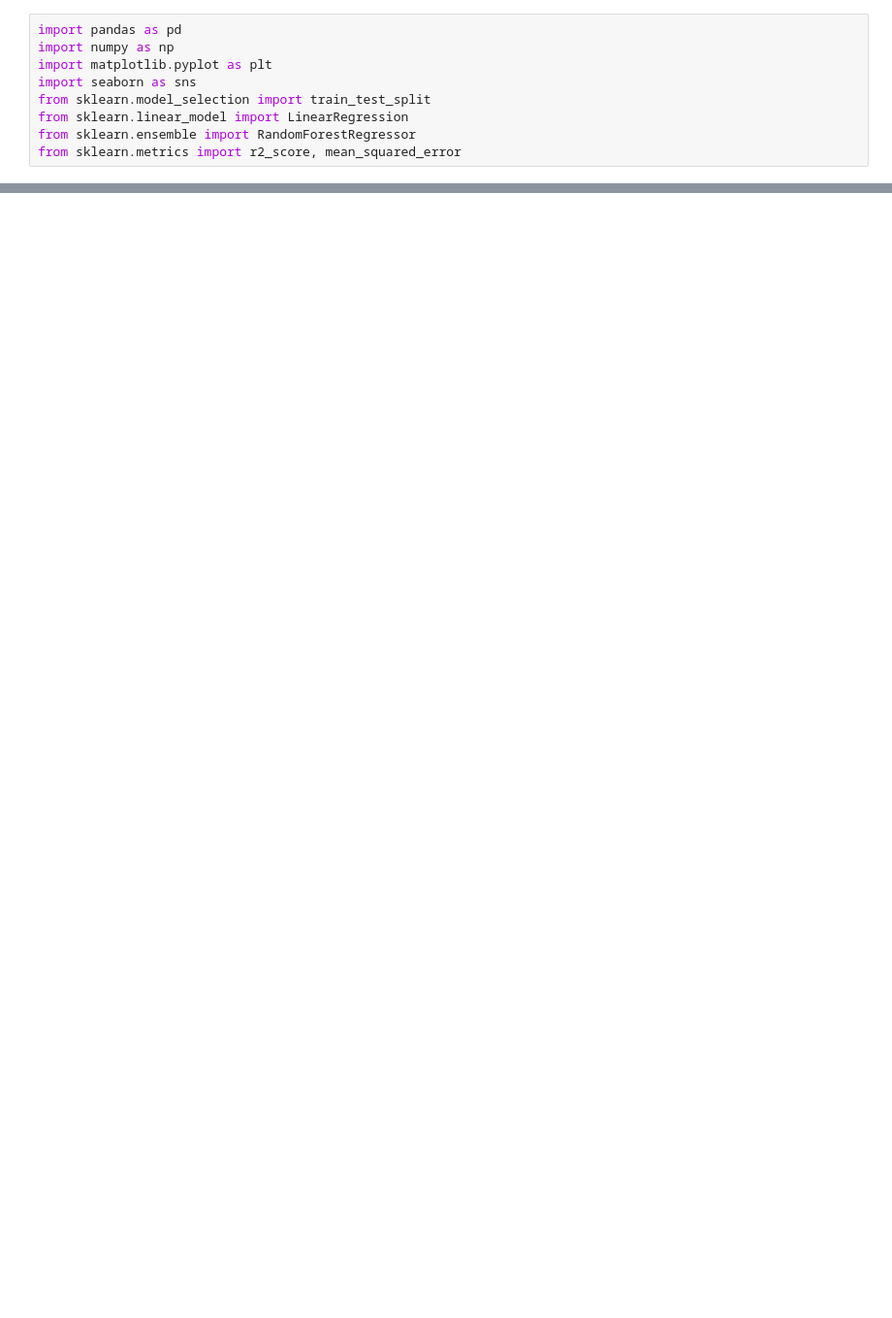
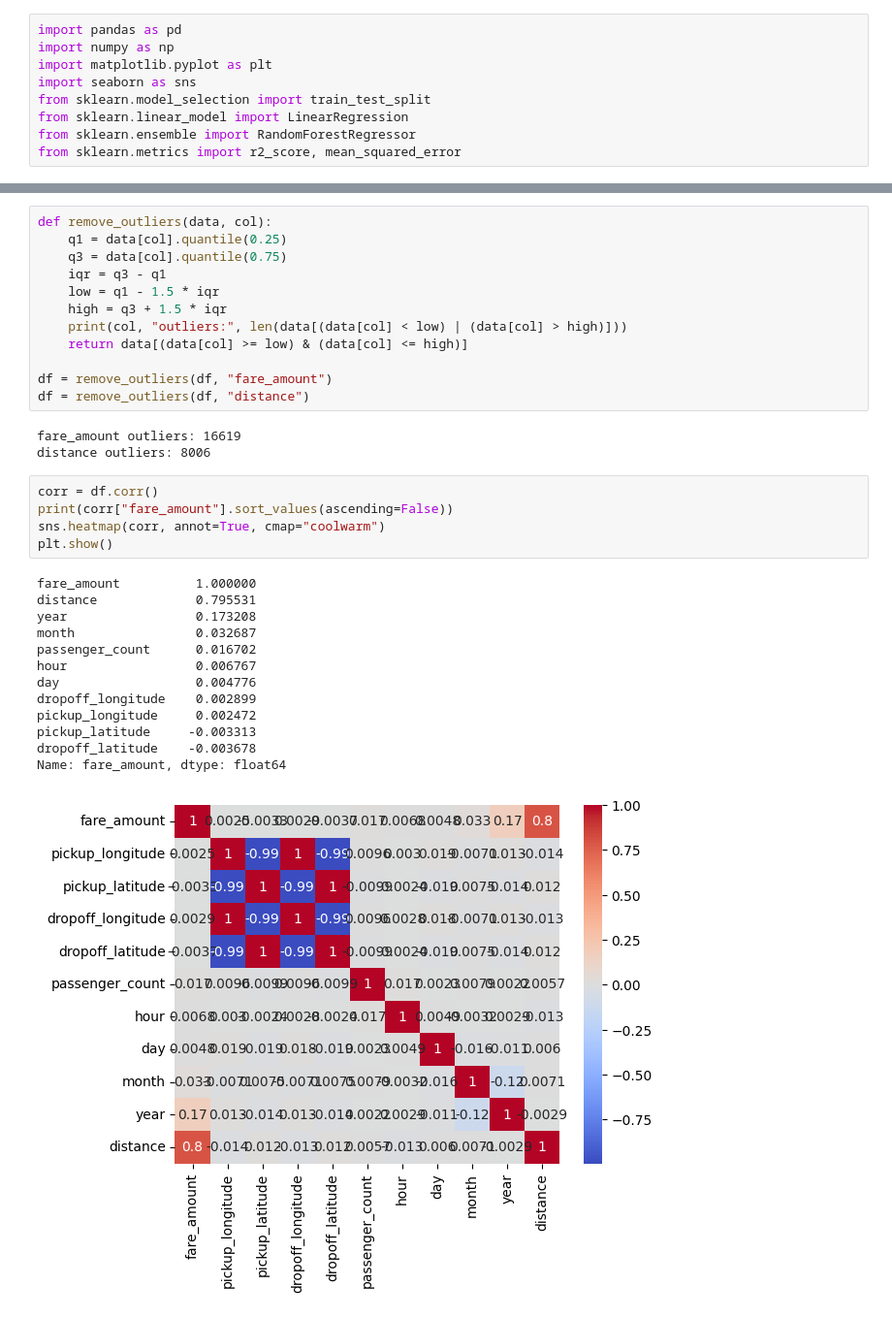
Before and after one commit to misssswa1123/lp3, a Jupyter notebook: uber_ml1.ipynb, the cells around one changed output, grey strips where cells are left out. Shown at 97% size. Drawn from its saved outputs; the diff is of its cells as text; blank space fills up the shorter version.

```diff
--- a/uber_ml1.ipynb
+++ b/uber_ml1.ipynb
@@ -14,0 +45,34 @@ FileNotFoundError: [Errno 2] No such file or directory: 'uber.csv'
+# %%
+def remove_outliers(data, col):
+    q1 = data[col].quantile(0.25)
+    q3 = data[col].quantile(0.75)
+    iqr = q3 - q1
+    low = q1 - 1.5 * iqr
+    high = q3 + 1.5 * iqr
+    print(col, "outliers:", len(data[(data[col] < low) | (data[col] > high)]))
+    return data[(data[col] >= low) & (data[col] <= high)]
+
+df = remove_outliers(df, "fare_amount")
+df = remove_outliers(df, "distance")
+# %% [output]
+fare_amount outliers: 16619
+distance outliers: 8006
+# %%
+corr = df.corr()
+print(corr["fare_amount"].sort_values(ascending=False))
+sns.heatmap(corr, annot=True, cmap="coolwarm")
+plt.show()
+# %% [output]
+fare_amount          1.000000
+distance             0.795531
+year                 0.173208
+month                0.032687
+passenger_count      0.016702
+hour                 0.006767
+day                  0.004776
+dropoff_longitude    0.002899
+pickup_longitude     0.002472
+pickup_latitude     -0.003313
+dropoff_latitude    -0.003678
+Name: fare_amount, dtype: float64
+[figure, added]
```
Also changed, not shown: parts of 8 cells of this notebook.
